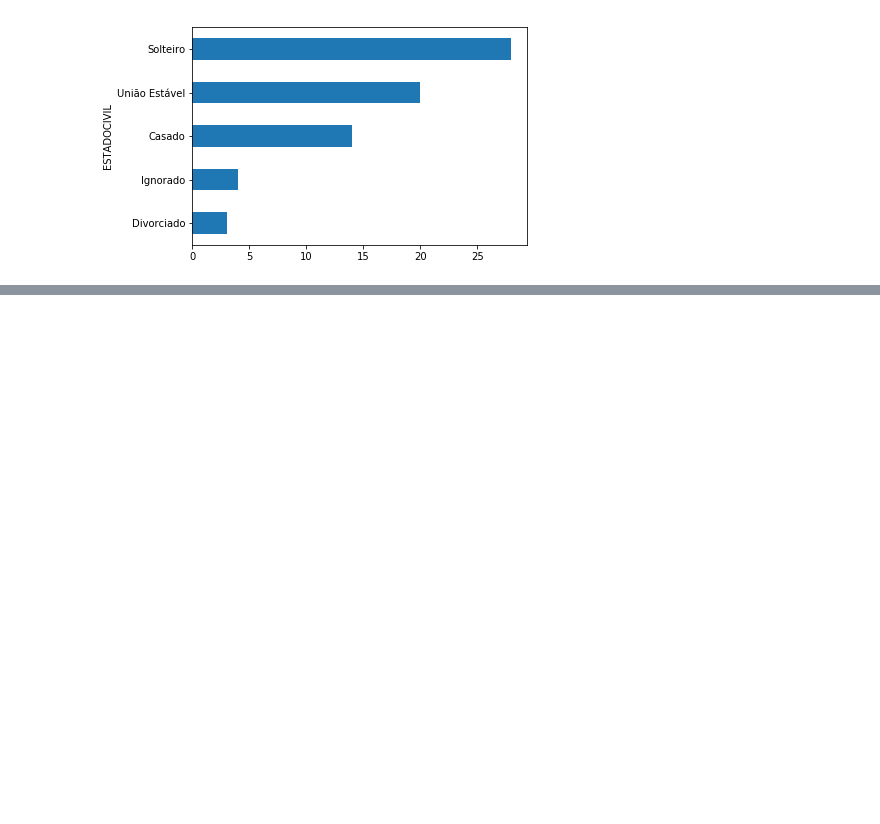
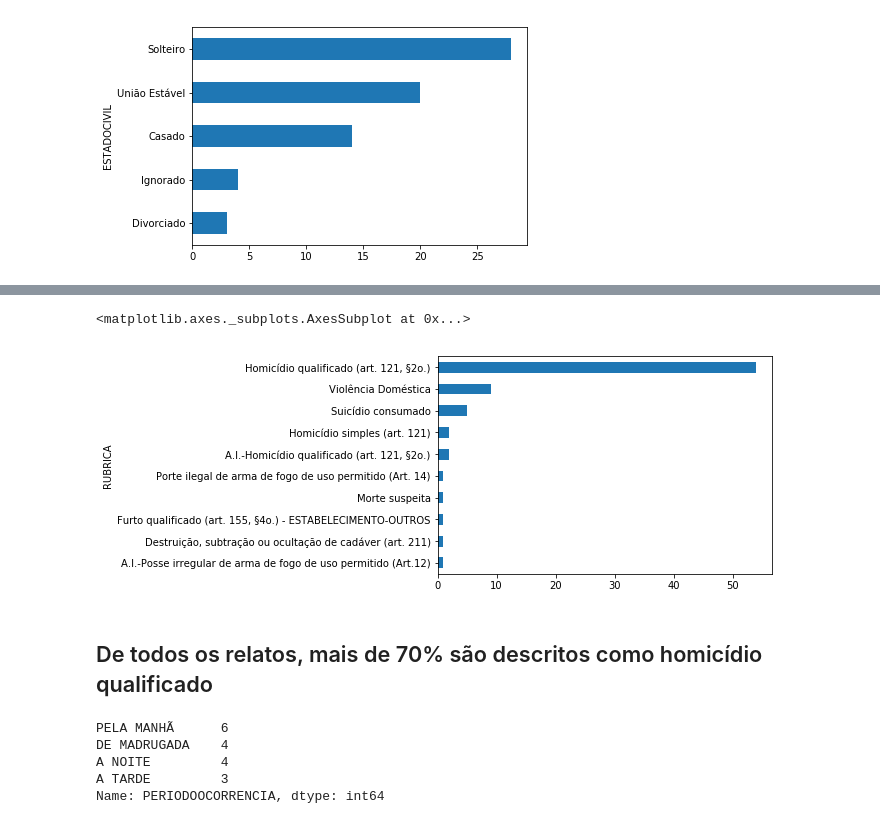
Before and after one commit to zKIQ/JupyterNotebook, a Jupyter notebook: Dados Feminicídio SP.ipynb, the cells around one changed output, grey strips where cells are left out. Cells and saved outputs as stored; diff of their text form; code cells hidden in the pictures; blank space fills up the shorter version.

```diff
--- a/Dados Feminicídio SP.ipynb
+++ b/Dados Feminicídio SP.ipynb
@@ -51,0 +93,15 @@ df.groupby('ESTADOCIVIL').size().sort_values().plot(kind='barh')
+# %%
+df.groupby('RUBRICA').size().sort_values().plot(kind='barh')
+# %% [output]
+<matplotlib.axes._subplots.AxesSubplot at 0x...>
+[figure, added]
+# %% [markdown]
+## De todos os relatos, mais de 70% são descritos como homicídio qualificado
+# %%
+df.query('RUBRICA == "Homicídio qualificado (art. 121, §2o.)" and ESTADOCIVIL == "Solteiro"').PERIODOOCORRENCIA.value_counts()
+# %% [output]
+PELA MANHÃ      6
+DE MADRUGADA    4
+A NOITE         4
+A TARDE         3
+Name: PERIODOOCORRENCIA, dtype: int64
```
Also changed, not shown: parts of 15 cells of this notebook.
